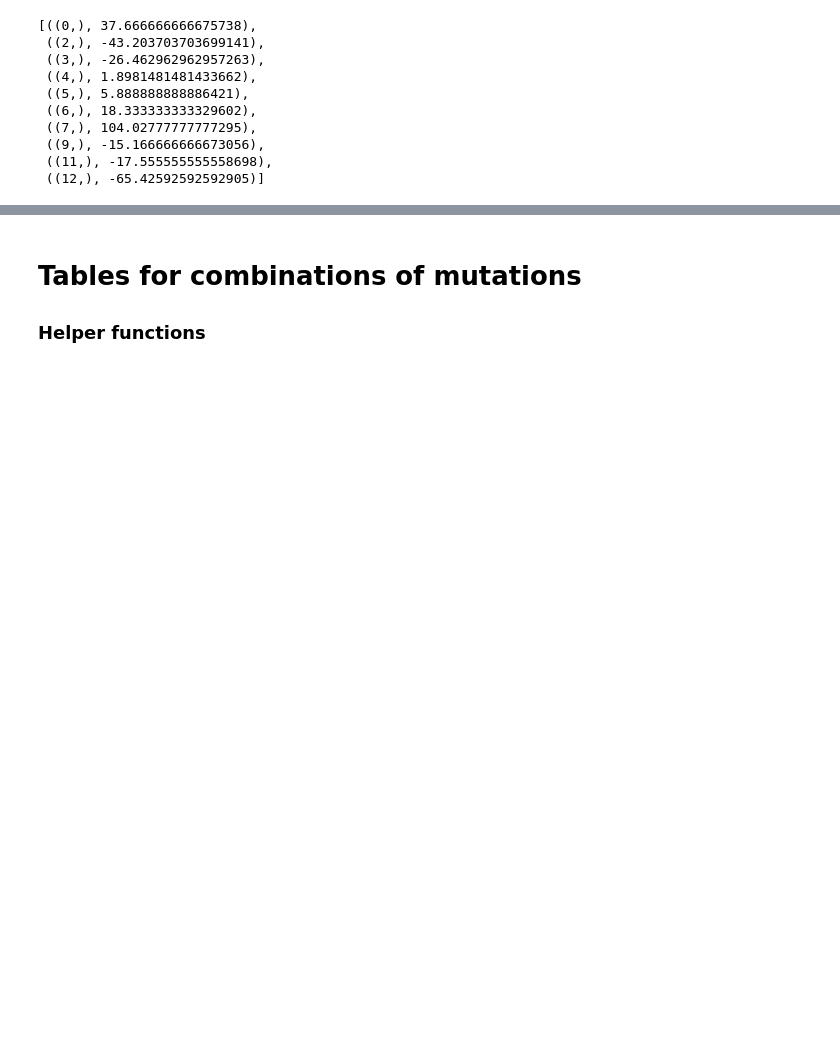
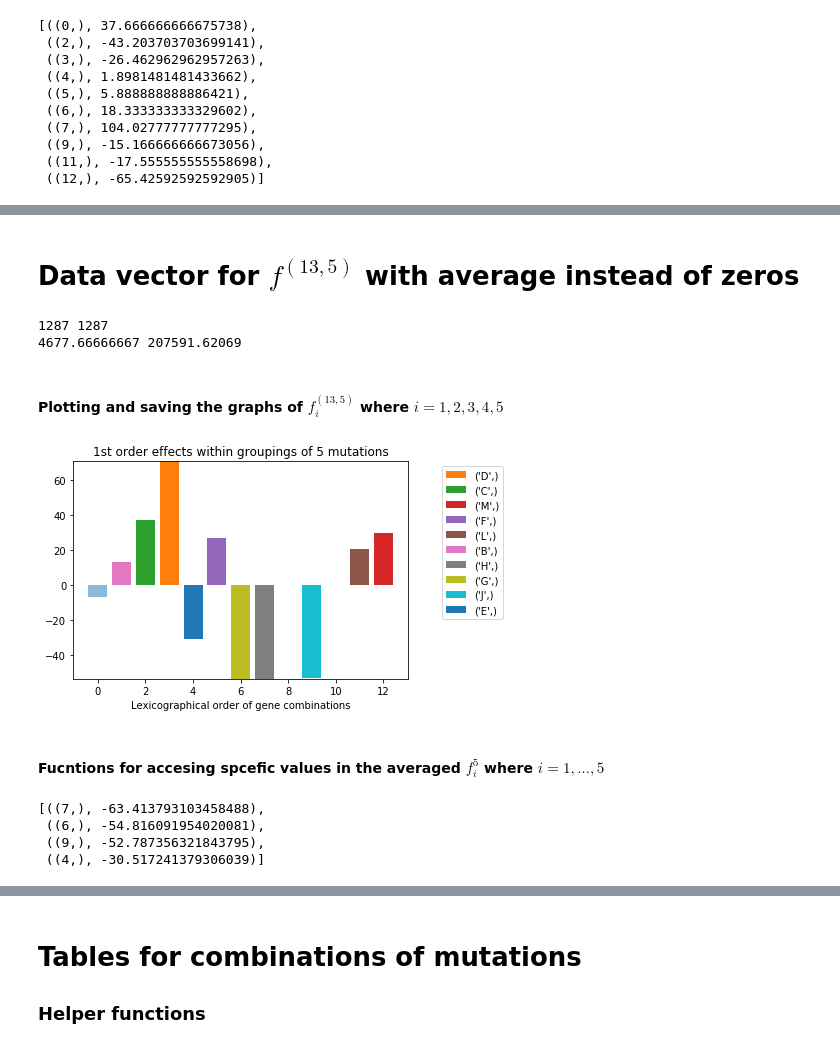
Before and after one commit to LillianGonzalezAlbino/FourierAnalysis, a Jupyter notebook: Spectral-Analysis-Reduced-Dataset(and).ipynb, the cells around one changed output, grey strips where cells are left out. Saved outputs shown, nothing was run; the diff lists cells and outputs as text; code cells hidden in the pictures; blank space fills up the shorter version.

```diff
--- a/Spectral-Analysis-Reduced-Dataset(and).ipynb
+++ b/Spectral-Analysis-Reduced-Dataset(and).ipynb
@@ -756,0 +761,2 @@ real_fis[0]
+# %% [markdown]
+# Data vector for $f^{(13,5)}$ with average instead of zeros
@@ -756,0 +777,45 @@ real_fis[0]
+# %%
+# validation (of sorts)
+print(len(F), len(F_Average))
+print(sum(F), sum(F_Average))
+# %% [output]
+1287 1287
+4677.66666667 207591.62069
+# %%
+#Apply Mallow's Method to datavector
+# partitioned data vector
+f2 = F_Average
+k2 = 5.0
+
+# create tuples for k pairings
+variable_tuples = alphabet_choose_k(list(range(num_vars)), k2)
+
+# calculate adjacency matrix and its eigen values
+Adjacency = calc_adj_mat(variable_tuples)
+
+# calculate eigenvalues and eigenvectors of Adjacency Matrix
+eig_vals, eig_vecs = calc_eig_vec_of_adj_matrix(Adjacency)
+
+# create M basis to project data vector onto
+M_basis = group_eig_vecs(eig_vals, eig_vecs)
+
+# reshape data vector
+f = F_Average.reshape(len(F_Average),1)
+
+# project f onto M basis
+f_list = proj_f_onto_M(f, M_basis)
+# print(f_list)
+
+# Use Mallows method to transform f_is into interpretable vectors
+MalList = Mallows_list(list(range(num_vars)), f_list, (num_vars,int(k2)))
+# %% [markdown]
+#### Plotting and saving the graphs of $f^{(13,5)}_i$ where $i = 1,2,3,4,5$
+# %%
+# # plot f^4_1, f^4_2, f^4_3, f^4_4
+k = 5
+# # order range from 1 to 6
+color_peaks(MalList[1], order = 1, k = 5, n_max_peak = 6, n_min_peak = 4)
+# %% [output]
+[figure, added]
+# %% [markdown]
+#### Fucntions for accesing spcefic values in the averaged $f^5_i$ where $i=1,...,5$
@@ -756,0 +832,8 @@ real_fis[0]
+# %%
+# [i] is the order-1 [e.g. 0 is first order]
+sorted(IDMalList5[0], key=itemgetter(1))[:4]#, reverse=True)[:7] # )#
+# %% [output]
+[((7,), -63.413793103458488),
+ ((6,), -54.816091954020081),
+ ((9,), -52.787356321843795),
+ ((4,), -30.517241379306039)]
```
Also changed, not shown: parts of 20 cells of this notebook.
